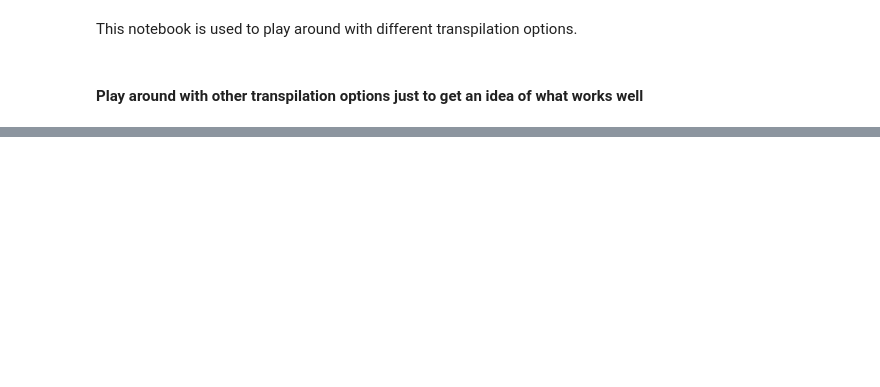
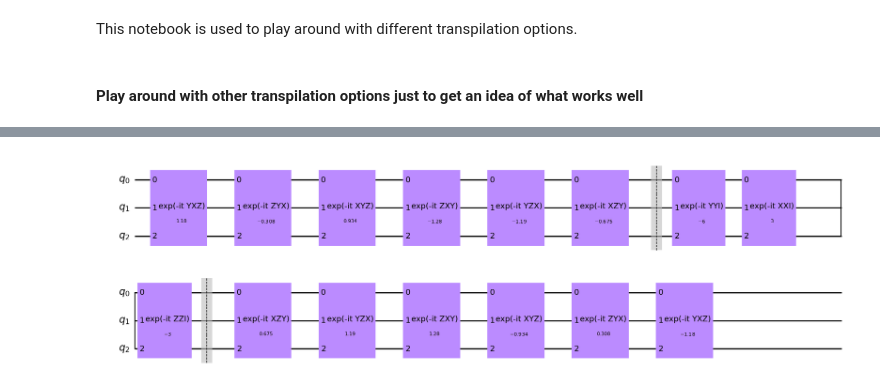
Before and after one commit to richarddengli/cartan-quantum-synthesizer, a Jupyter notebook: IBM-2023-internship-project/qiskit-cartan/testing_transp.ipynb, the cells around one changed output, grey strips where cells are left out. Cells and saved outputs as stored; diff of their text form; code cells hidden in the pictures; blank space fills up the shorter version.

```diff
--- a/IBM-2023-internship-project/qiskit-cartan/testing_transp.ipynb
+++ b/IBM-2023-internship-project/qiskit-cartan/testing_transp.ipynb
@@ -46,0 +85,5 @@ Circuit depth:
+# %%
+hls_config = HLSConfig(PauliEvolution=[("cartan", {"random_seed":123, "involution":"countZ"})])
+pm_hls = PassManager()
+pm_hls.append(HighLevelSynthesis(hls_config=hls_config))
+qc_hls = pm_hls.run(qc_before)
@@ -46,0 +100,4 @@ Circuit depth:
+# %%
+qc_hls.draw("mpl")
+# %% [output]
+[figure, added]
```
Also changed, not shown: parts of 33 cells of this notebook, 11 other files.
